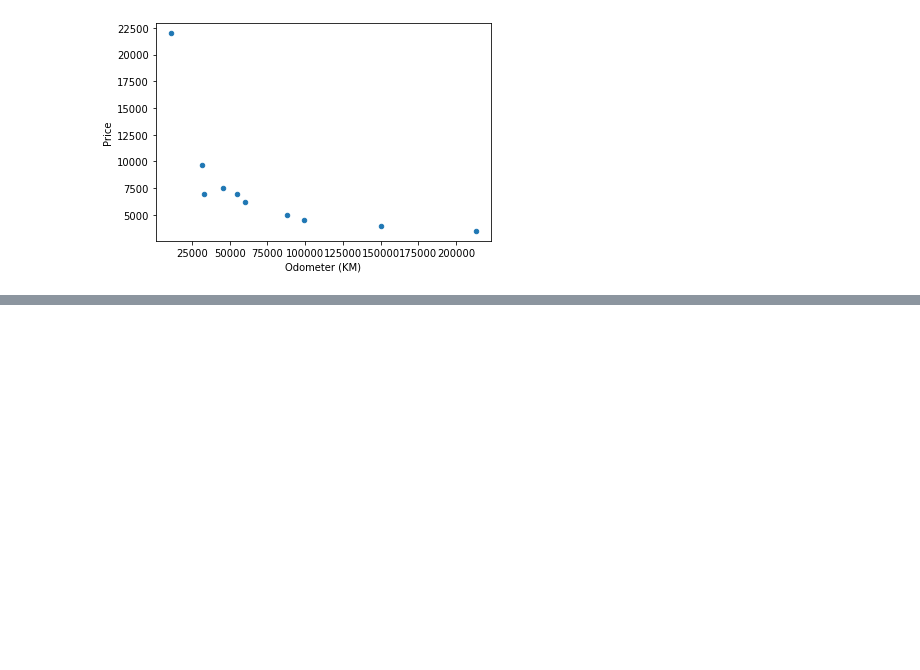
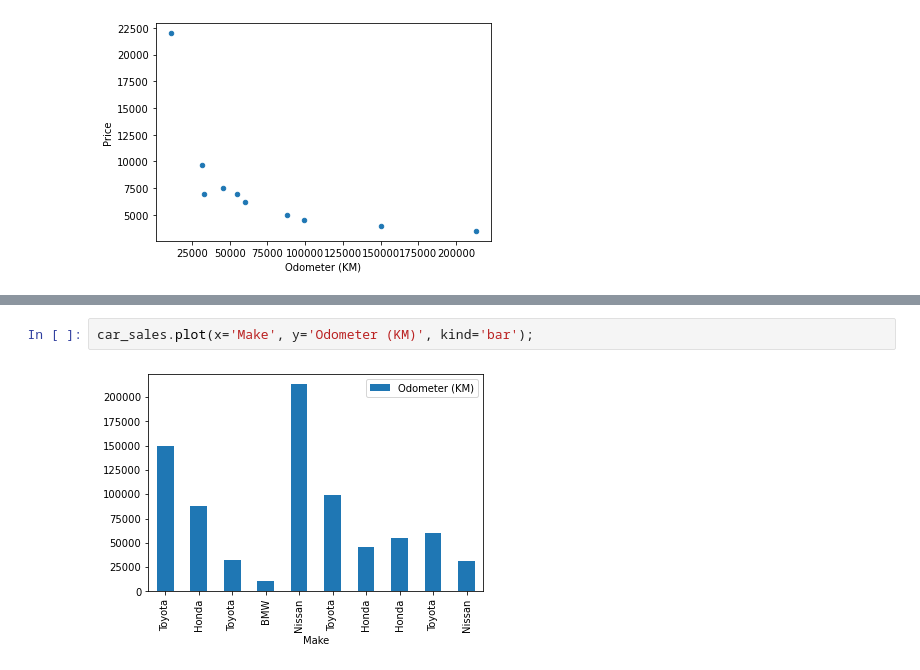
Before and after one commit to pappucode/datascience, a Jupyter notebook: matplotlib.ipynb, the cells around one changed output, grey strips where cells are left out. Saved outputs shown, nothing was run; the diff lists cells and outputs as text; blank space fills up the shorter version.

```diff
--- a/matplotlib.ipynb
+++ b/matplotlib.ipynb
@@ -285,0 +339,4 @@ Index(['Make', 'Colour', 'Odometer (KM)', 'Doors', 'Price', 'Sale Date',
+# %%
+car_sales.plot(x='Make', y='Odometer (KM)', kind='bar');
+# %% [output]
+[figure, added]
```
Also changed, not shown: parts of 39 cells of this notebook, 2 other files.
